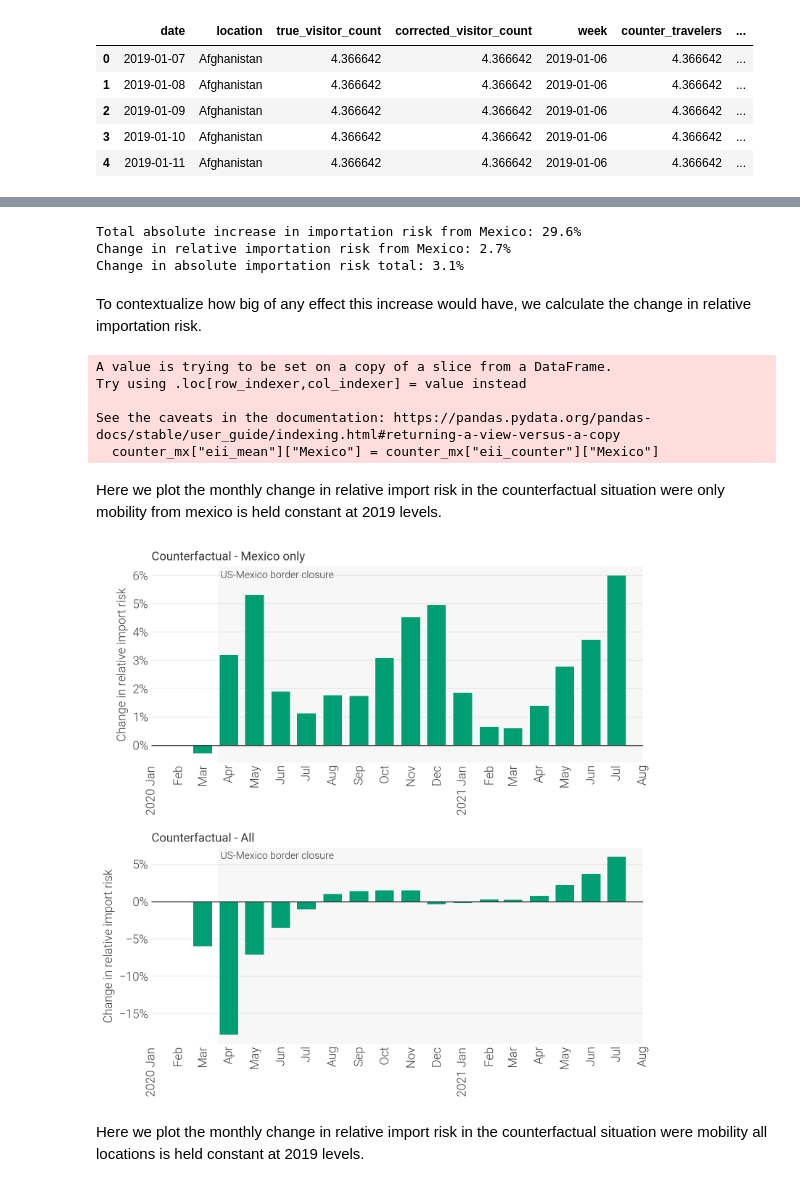
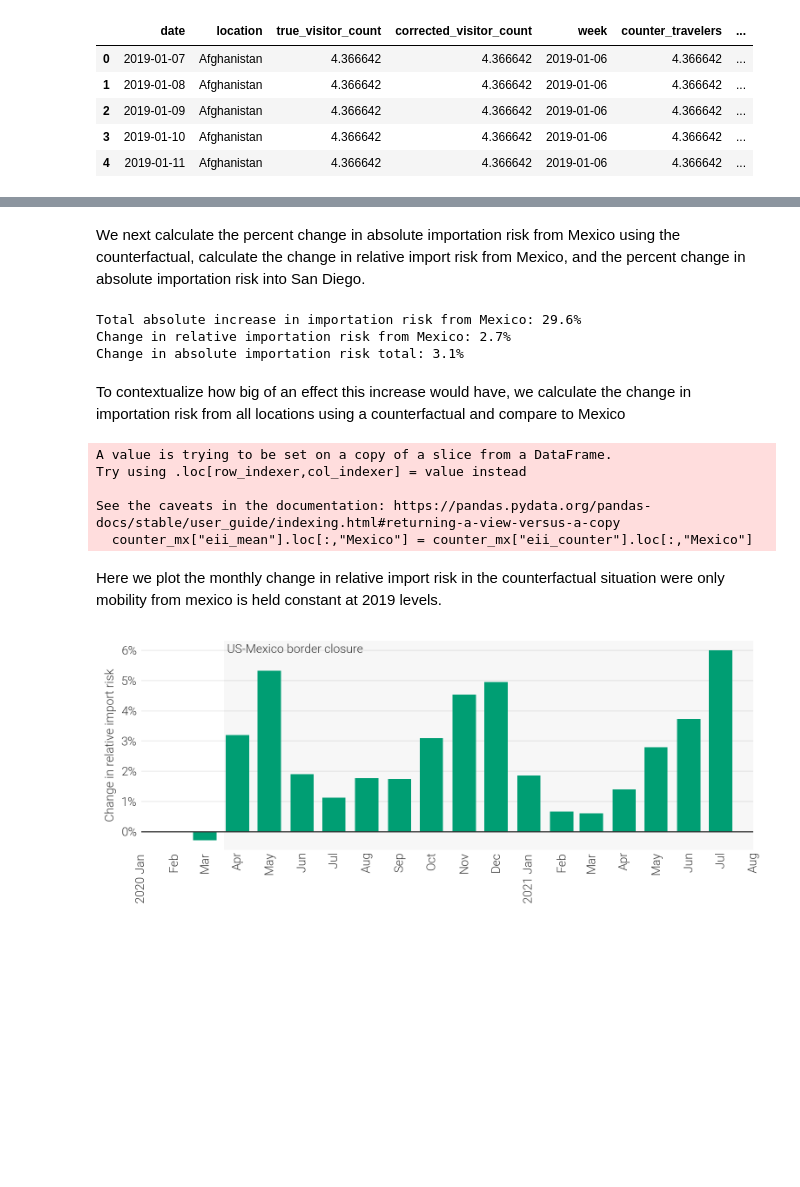
Before and after one commit to andersen-lab/project_2023_SARS-CoV-2_Connectivity, a Jupyter notebook: analyses/figureX_import-risk-counterfactual.ipynb, the cells around one changed output, grey strips where cells are left out. Cells and saved outputs as stored; diff of their text form; code cells hidden in the pictures; blank space fills up the shorter version.

Commit message:
Updated figures

```diff
--- a/analyses/figureX_import-risk-counterfactual.ipynb
+++ b/analyses/figureX_import-risk-counterfactual.ipynb
@@ -144,3 +145,5 @@ print(f'{(test["counter_travelers"] / test["corrected_visitor_count"])-1:.1%}' )
+# %% [markdown]
+We next calculate the percent change in absolute importation risk from Mexico using the counterfactual, calculate the change in relative import risk from Mexico, and the percent change in absolute importation risk into San Diego.
 # %%
 eii_difference = mob.groupby( "location" )[["eii_mean", "eii_counter"]].sum()
 eii_difference["diff"] = eii_difference["eii_counter"] / eii_difference["eii_mean"]
@@ -163,15 +166,15 @@ Total absolute increase in importation risk from Mexico: 29.6%
 Change in relative importation risk from Mexico: 2.7%
 Change in absolute importation risk total: 3.1%
 # %% [markdown]
-To contextualize how big of any effect this increase would have, we calculate the change in relative importation risk.
+To contextualize how big of an effect this increase would have, we calculate the change in importation risk from all locations using a counterfactual and compare to Mexico
 # %%
 counter_mx = mob.pivot( index="date", columns="location", values=["eii_mean","eii_counter"] )
 counter_mx["month"] = pd.to_datetime( counter_mx.index.strftime('%Y-%m-01' ) )
-counter_mx = counter_mx.reset_index( drop=True ).groupby( "month" ).sum()
+counter_mx = counter_mx.reset_index( drop=True ).groupby( "month" ).agg( "sum" )
 
 # Just replace mexico eii.
 observed = counter_mx["eii_mean"].copy()
-counter_mx["eii_mean"]["Mexico"] = counter_mx["eii_counter"]["Mexico"]
+counter_mx["eii_mean"].loc[:,"Mexico"] = counter_mx["eii_counter"].loc[:,"Mexico"]
 counter_all = counter_mx["eii_counter"]
 counter_mx = counter_mx["eii_mean"]
 
@@ -183,40 +186,25 @@ A value is trying to be set on a copy of a slice from a DataFrame.
 Try using .loc[row_indexer,col_indexer] = value instead
 
 See the caveats in the documentation: https://pandas.pydata.org/pandas-docs/stable/user_guide/indexing.html#returning-a-view-versus-a-copy
-  counter_mx["eii_mean"]["Mexico"] = counter_mx["eii_counter"]["Mexico"]
+  counter_mx["eii_mean"].loc[:,"Mexico"] = counter_mx["eii_counter"].loc[:,"Mexico"]
 # %% [markdown]
 Here we plot the monthly change in relative import risk in the counterfactual situation were only mobility from mexico is held constant at 2019 levels.
 # %%
 plot_df = pd.merge( observed, counter_mx, left_index=True, right_index=True, suffixes=["_normal", "_counter"] )
 
-fig, ax = plt.subplots( dpi=200, figsize=(8,8), nrows=2, sharex=True )
-ax[0].bar( x=plot_df.index, height=plot_df["Mexico_counter"] - plot_df["Mexico_normal"], color="#009E73", width=22, zorder=10, align="center" )
-ax[0].axvspan( pd.to_datetime( "2020-03-19" ), pd.to_datetime( "2021-11-08" ), color=COLOR, alpha=0.04, edgecolor=None, linewidth=0, zorder=5 )
-ax[0].text( pd.to_datetime( "2020-03-22" ), 0.059, "US-Mexico border closure", fontsize=10, zorder=6 )
-basic_formatting( ax[0], spines=[], ylabel="Change in relative import risk", xlims=(pd.to_datetime( "2020-01-01" ), pd.to_datetime( "2021-08-01" )) )
-timeseries_formatting( ax[0] )
+fig, ax = plt.subplots( dpi=200, figsize=(8,3.5) )
+ax.bar( x=plot_df.index, height=plot_df["Mexico_counter"] - plot_df["Mexico_normal"], color="#009E73", width=22, zorder=10, align="center" )
+ax.axvspan( pd.to_datetime( "2020-03-19" ), pd.to_datetime( "2021-11-08" ), color=COLOR, alpha=0.04, edgecolor=None, linewidth=0, zorder=5 )
+ax.text( pd.to_datetime( "2020-03-22" ), 0.059, "US-Mexico border closure", fontsize=10, zorder=6 )
+basic_formatting( ax, spines=[], ylabel="Change in relative import risk", xlims=(pd.to_datetime( "2020-01-01" ), pd.to_datetime( "2021-08-01" )), ysize=10, xsize=10 )
+timeseries_formatting( ax )
 
-ax[0].yaxis.set_major_formatter(PercentFormatter(1, decimals=0 ) )
-ax[0].axhline( 0, color=COLOR, linewidth=1, zorder=11 )
-ax[0].set_title( "Counterfactual - Mexico only", loc="left", fontsize=12)
-
-plot_df = pd.merge( observed, counter_all, left_index=True, right_index=True, suffixes=["_normal", "_counter"] )
-
-ax[1].bar( x=plot_df.index, height=plot_df["Mexico_counter"] - plot_df["Mexico_normal"], color="#009E73", width=22, zorder=10, align="center" )
-ax[1].axvspan( pd.to_datetime( "2020-03-19" ), pd.to_datetime( "2021-11-08" ), color=COLOR, alpha=0.04, edgecolor=None, linewidth=0, zorder=5 )
-ax[1].text( pd.to_datetime( "2020-03-22" ), 0.057, "US-Mexico border closure", fontsize=10, zorder=6 )
-basic_formatting( ax[1], spines=[], ylabel="Change in relative import risk", xlims=(pd.to_datetime( "2020-01-01" ), pd.to_datetime( "2021-08-01" )) )
-timeseries_formatting( ax[1] )
-
-ax[1].yaxis.set_major_formatter(PercentFormatter(1, decimals=0 ) )
-ax[1].axhline( 0, color=COLOR, linewidth=1, zorder=11 )
-ax[1].set_title( "Counterfactual - All", loc="left", fontsize=12 )
-
+ax.yaxis.set_major_formatter(PercentFormatter(1, decimals=0 ) )
+ax.axhline( 0, color=COLOR, linewidth=1, zorder=11 )
+#ax.set_title( "Counterfactual - Mexico only", loc="left", fontsize=12)
 
 plt.tight_layout()
-plt.savefig( "../analyses/plots/figureX_import-risk-counterfactual.pdf" )
+plt.savefig( "../analyses/plots/figureX_import-risk-counterfactual-mexico.pdf", pad_inches=0, transparent=True )
 plt.show()
 # %% [output]
-[figure, old version]
+[figure, new version]
-# %% [markdown]
-Here we plot the monthly change in relative import risk in the counterfactual situation were mobility all locations is held constant at 2019 levels.
```
Also changed, not shown: parts of 11 cells of this notebook, 29 other files.
